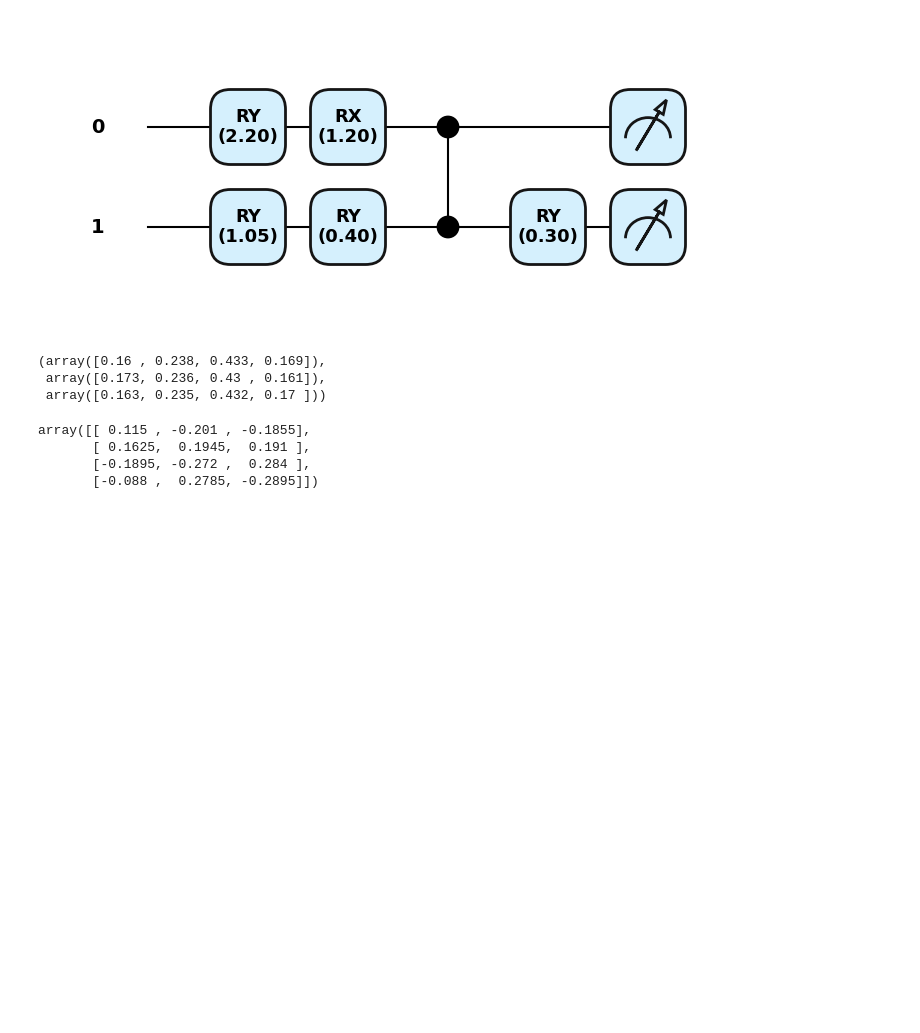
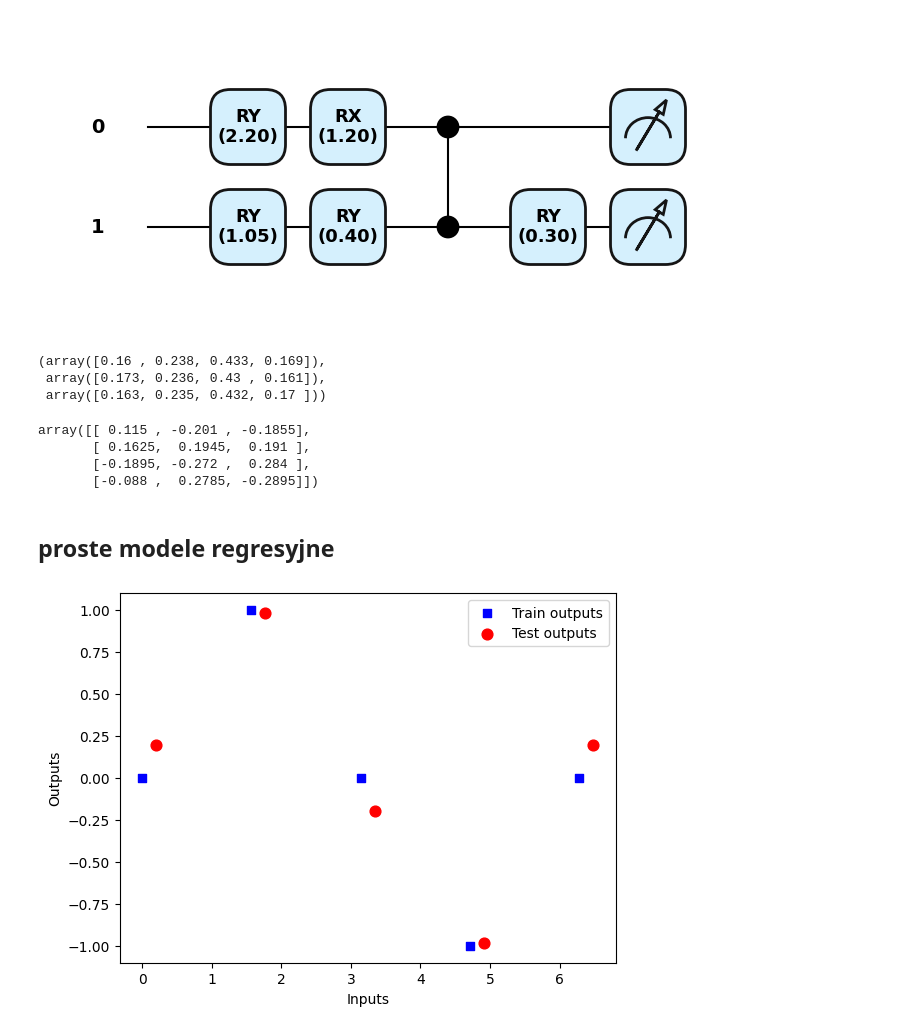
Before and after one commit to sebkaz-teaching/qml2025, a Jupyter notebook: cwiczenia/cw6.ipynb, the cells around one changed output. Saved outputs shown, nothing was run; the diff lists cells and outputs as text; code cells hidden in the pictures; blank space fills up the shorter version.

```diff
--- a/cwiczenia/cw6.ipynb
+++ b/cwiczenia/cw6.ipynb
@@ -42,3 +42,25 @@ array([[ 0.115 , -0.201 , -0.1855],
        [ 0.1625,  0.1945,  0.191 ],
        [-0.1895, -0.272 ,  0.284 ],
        [-0.088 ,  0.2785, -0.2895]])
+# %% [markdown]
+## proste modele regresyjne
+# %%
+X = np.linspace(0, 2*np.pi, 5)
+X.requires_grad = False
+Y = np.sin(X)
+
+X_test = np.linspace(0.2, 2*np.pi+0.2, 5)
+Y_test = np.sin(X_test)
+# %%
+fig = plt.figure()
+ax1 = fig.add_subplot(111)
+
+ax1.scatter(X, Y, s=30, c='b', marker="s", label='Train outputs')
+ax1.scatter(X_test,Y_test, s=60, c='r', marker="o", label='Test outputs')
+plt.xlabel("Inputs")
+plt.ylabel("Outputs")
+
+plt.legend(loc='upper right');
+plt.show()
+# %% [output]
+[figure, added]
```
Also changed, not shown: parts of 38 cells of this notebook, 2 other files.
